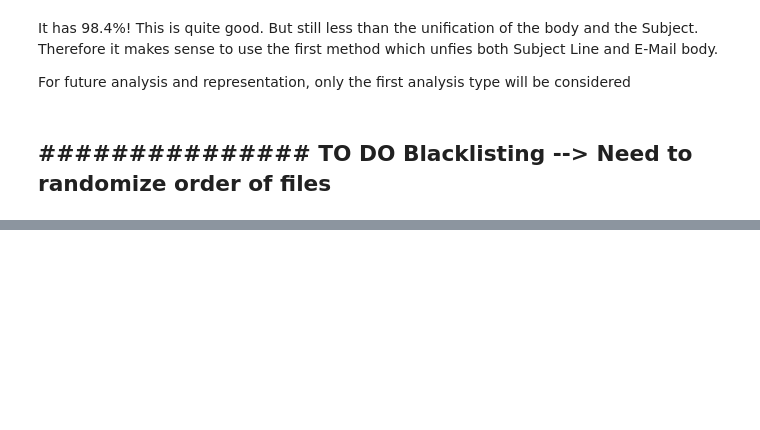
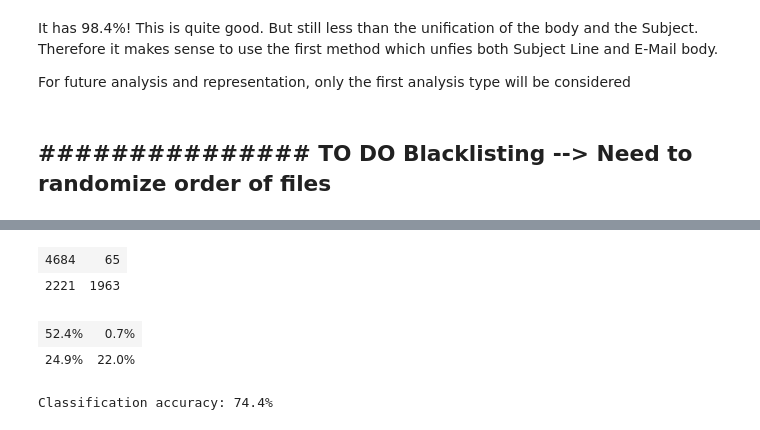
Before and after one commit to marcpisa/aicyber, a Jupyter notebook: Project.ipynb, the cells around one changed output, grey strips where cells are left out. Drawn from its saved outputs; the diff is of its cells as text; code cells hidden in the pictures; blank space fills up the shorter version.

```diff
--- a/Project.ipynb
+++ b/Project.ipynb
@@ -324,7 +593,8 @@ for _, row in X_test_bl.iterrows():
     path = row['unified']
     label = row['Spam/Ham']
     tokens = nltk.word_tokenize(path)
-    stems = [stemmer.stem(w) for w in tokens if w not in stopwords]
+    if len(tokens) > 2:
+        stems = [stemmer.stem(w) for w in tokens if w not in stopwords]
     if not stems:
         continue
     stems_set = set(stems)
@@ -371,0 +653,29 @@ lsh = MinHashLSH(threshold=0.5, num_perm=128)
+# %%
+for idx, row in X_spam_files.iterrows():
+    minhash = MinHash(num_perm=128)
+    path = row['unified']
+    tokens = nltk.word_tokenize(path)
+    stems = [stemmer.stem(w) for w in tokens if w not in stopwords]
+    if len(stems) < 2: continue
+    for s in stems:
+        minhash.update(s.encode('utf-8'))
+    key = str(row['Message ID'])
+    lsh.insert(key, minhash)
+# %%
+def lsh_predict_label(stems):
+    '''
+    Queries the LSH matcher and returns:
+        'spam' if predicted spam
+        'ham' if predicted ham
+       -1 if parsing error
+    '''
+    minhash = MinHash(num_perm=128)
+    if len(stems) < 2:
+        return -1
+    for s in stems:
+        minhash.update(s.encode('utf-8'))
+    matches = lsh.query(minhash)
+    if matches:
+        return 'spam'
+    else:
+        return 'ham'
@@ -371,0 +721,26 @@ lsh = MinHashLSH(threshold=0.5, num_perm=128)
+# %%
+from IPython.display import HTML, display
+conf_matrix = [[tn, fp],
+               [fn, tp]]
+display(HTML('<table><tr>{}</tr></table>'.format(
+    '</tr><tr>'.join('<td>{}</td>'.format(
+        '</td><td>'.join(str(_) for _ in row))
+                     for row in conf_matrix))))
+# %% [output]
+| 4684 | 65 |
+| 2221 | 1963 |
+# %%
+count = tn + tp + fn + fp
+percent_matrix = [["{:.1%}".format(tn/count), "{:.1%}".format(fp/count)],
+                  ["{:.1%}".format(fn/count), "{:.1%}".format(tp/count)]]
+display(HTML('<table><tr>{}</tr></table>'.format(
+    '</tr><tr>'.join('<td>{}</td>'.format(
+        '</td><td>'.join(str(_) for _ in row))
+                     for row in percent_matrix))))
+# %% [output]
+| 52.4% | 0.7% |
+| 24.9% | 22.0% |
+# %%
+print("Classification accuracy: {}".format("{:.1%}".format((tp+tn)/count)))
+# %% [output]
+Classification accuracy: 74.4%
```
Also changed, not shown: parts of 52 cells of this notebook.
